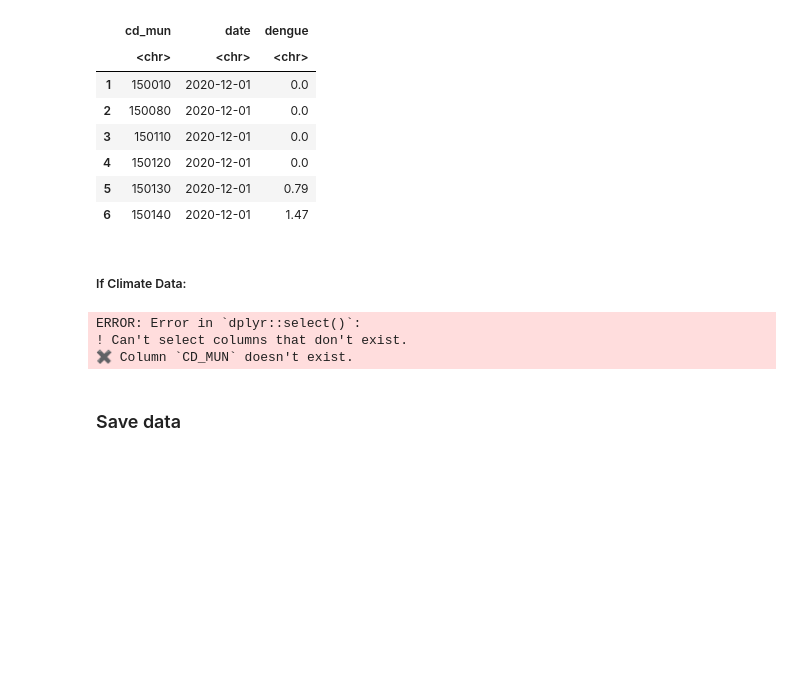
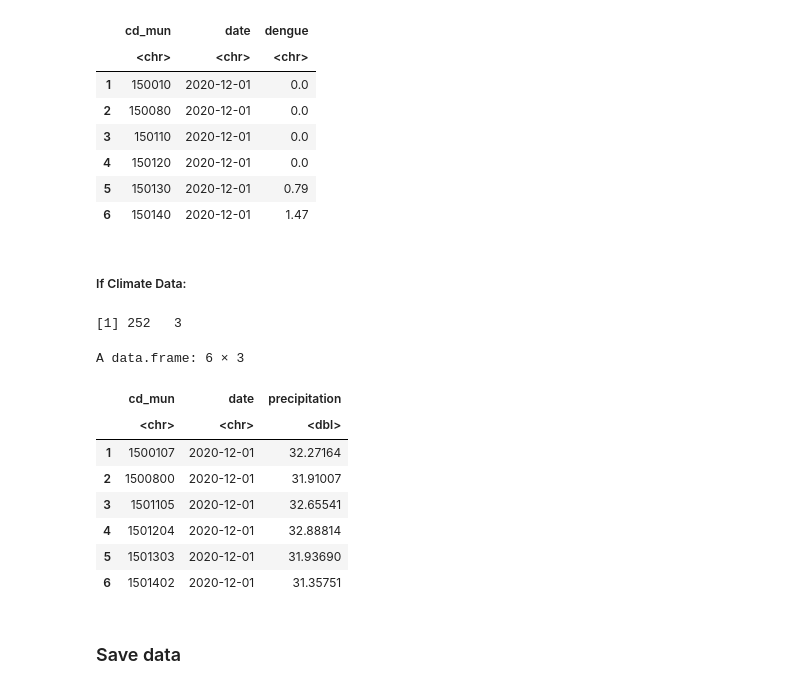
Before and after one commit to Harmonize-Brazil/annual-meeting-bdclab-demo, a Jupyter notebook: 1.compute_health_and_climate_csv.ipynb, the cells around one changed output. Drawn from its saved outputs; the diff is of its cells as text; code cells hidden in the pictures; blank space fills up the shorter version.

```diff
--- a/1.compute_health_and_climate_csv.ipynb
+++ b/1.compute_health_and_climate_csv.ipynb
@@ -219,18 +214,25 @@ A data.frame: 6 × 3
 # %%
 DATA_TYPE <- "precipitation"
 # DATA_TYPE <- "temperature"
 
 
 final_df <- do.call(rbind, dfs) %>%
-  dplyr::select(CD_MUN, NM_MUN, value, date) %>%
-  rename(cd_mun = CD_MUN, nm_mun = NM_MUN, !!DATA_TYPE := value)
+  dplyr::select(CD_MUN, date, value) %>%
+  rename(cd_mun = CD_MUN, !!DATA_TYPE := value)
 
 dim(final_df)
 head(final_df)
 # %% [output]
-ERROR: Error in `dplyr::select()`:
-! Can't select columns that don't exist.
-✖ Column `CD_MUN` doesn't exist.
+[1] 252   3
+A data.frame: 6 × 3
+|  | cd_mun | date | precipitation |
+|  | <chr> | <chr> | <dbl> |
+| 1 | 1500107 | 2020-12-01 | 32.27164 |
+| 2 | 1500800 | 2020-12-01 | 31.91007 |
+| 3 | 1501105 | 2020-12-01 | 32.65541 |
+| 4 | 1501204 | 2020-12-01 | 32.88814 |
+| 5 | 1501303 | 2020-12-01 | 31.93690 |
+| 6 | 1501402 | 2020-12-01 | 31.35751 |
 # %% [markdown]
 ### Save data
 # %%
```
Also changed, not shown: parts of 4 cells of this notebook, 1 other file.
